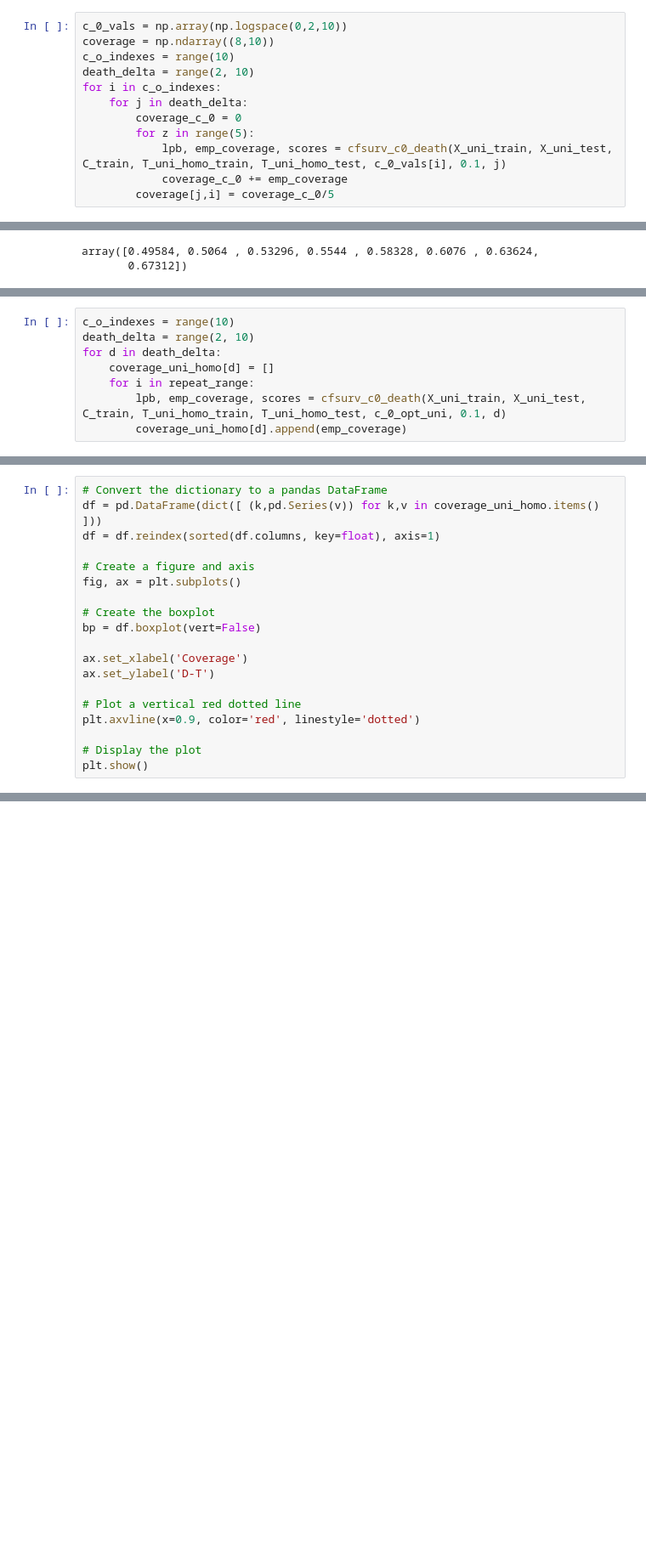
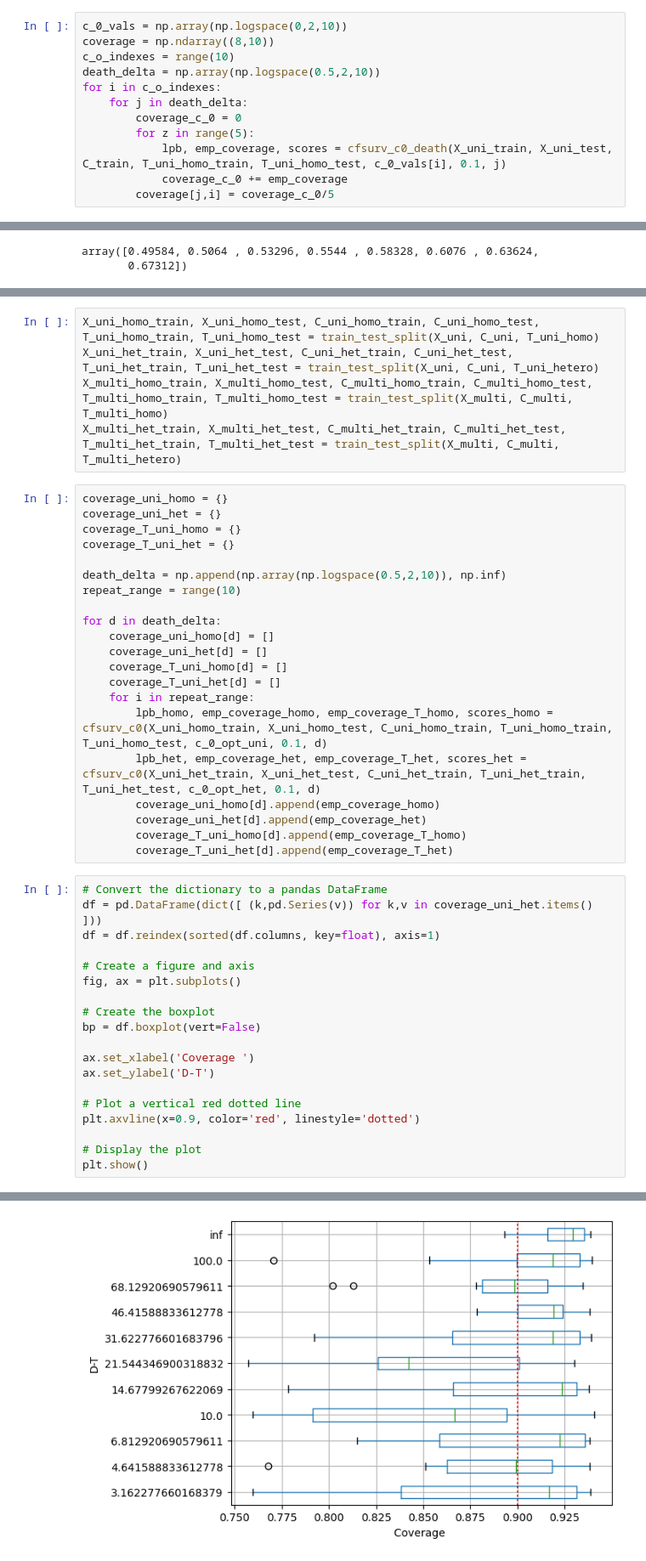
Before and after one commit to shanigoren/CSA, a Jupyter notebook: CSA/CSA.ipynb, the cells around one changed output, grey strips where cells are left out. Shown at 85% size. Saved outputs shown, nothing was run; the diff lists cells and outputs as text; blank space fills up the shorter version.

Commit message:
more plots

```diff
--- a/CSA/CSA.ipynb
+++ b/CSA/CSA.ipynb
@@ -307,7 +251,7 @@ def cfsurv_c0_death(X_train, X_test, C_train, T_train, T_test, c_0, alpha, delta
 c_0_vals = np.array(np.logspace(0,2,10))
 coverage = np.ndarray((8,10))
 c_o_indexes = range(10)
-death_delta = range(2, 10)
+death_delta = np.array(np.logspace(0.5,2,10))
 for i in c_o_indexes:
     for j in death_delta:
         coverage_c_0 = 0
@@ -341,8 +278,0 @@ for i in repeat_range:
-# %%
-c_o_indexes = range(10)
-death_delta = range(2, 10)
-for d in death_delta:
-    coverage_uni_homo[d] = []
-    for i in repeat_range:
-        lpb, emp_coverage, scores = cfsurv_c0_death(X_uni_train, X_uni_test, C_train, T_uni_homo_train, T_uni_homo_test, c_0_opt_uni, 0.1, d)
-        coverage_uni_homo[d].append(emp_coverage)
@@ -349,6 +306,32 @@ for d in death_delta:
+# %%
+X_uni_homo_train, X_uni_homo_test, C_uni_homo_train, C_uni_homo_test, T_uni_homo_train, T_uni_homo_test = train_test_split(X_uni, C_uni, T_uni_homo)
+X_uni_het_train, X_uni_het_test, C_uni_het_train, C_uni_het_test, T_uni_het_train, T_uni_het_test = train_test_split(X_uni, C_uni, T_uni_hetero)
+X_multi_homo_train, X_multi_homo_test, C_multi_homo_train, C_multi_homo_test, T_multi_homo_train, T_multi_homo_test = train_test_split(X_multi, C_multi, T_multi_homo)
+X_multi_het_train, X_multi_het_test, C_multi_het_train, C_multi_het_test, T_multi_het_train, T_multi_het_test = train_test_split(X_multi, C_multi, T_multi_hetero)
+# %%
+coverage_uni_homo = {}
+coverage_uni_het = {}
+coverage_T_uni_homo = {}
+coverage_T_uni_het = {}
+
+death_delta = np.append(np.array(np.logspace(0.5,2,10)), np.inf)
+repeat_range = range(10)
+
+for d in death_delta:
+    coverage_uni_homo[d] = []
+    coverage_uni_het[d] = []
+    coverage_T_uni_homo[d] = []
+    coverage_T_uni_het[d] = []
+    for i in repeat_range:
+        lpb_homo, emp_coverage_homo, emp_coverage_T_homo, scores_homo = cfsurv_c0(X_uni_homo_train, X_uni_homo_test, C_uni_homo_train, T_uni_homo_train, T_uni_homo_test, c_0_opt_uni, 0.1, d)
+        lpb_het, emp_coverage_het, emp_coverage_T_het, scores_het = cfsurv_c0(X_uni_het_train, X_uni_het_test, C_uni_het_train, T_uni_het_train, T_uni_het_test, c_0_opt_het, 0.1, d)
+        coverage_uni_homo[d].append(emp_coverage_homo)
+        coverage_uni_het[d].append(emp_coverage_het)
+        coverage_T_uni_homo[d].append(emp_coverage_T_homo)
+        coverage_T_uni_het[d].append(emp_coverage_T_het)
 # %%
 # Convert the dictionary to a pandas DataFrame
-df = pd.DataFrame(dict([ (k,pd.Series(v)) for k,v in coverage_uni_homo.items() ]))
+df = pd.DataFrame(dict([ (k,pd.Series(v)) for k,v in coverage_uni_het.items() ]))
 df = df.reindex(sorted(df.columns, key=float), axis=1)
 
 # Create a figure and axis
@@ -357,7 +340,7 @@ fig, ax = plt.subplots()
 # Create the boxplot
 bp = df.boxplot(vert=False)
 
-ax.set_xlabel('Coverage')
+ax.set_xlabel('Coverage ')
 ax.set_ylabel('D-T')
 
 # Plot a vertical red dotted line
@@ -369,0 +352 @@ NameError: name 'pd' is not defined
+[figure, added]
```
Also changed, not shown: parts of 21 cells of this notebook.
